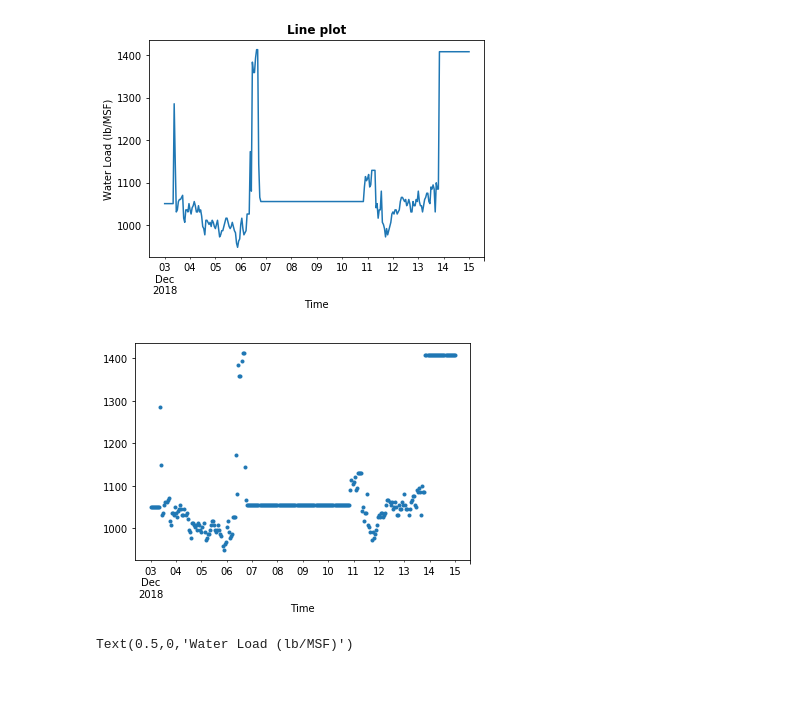
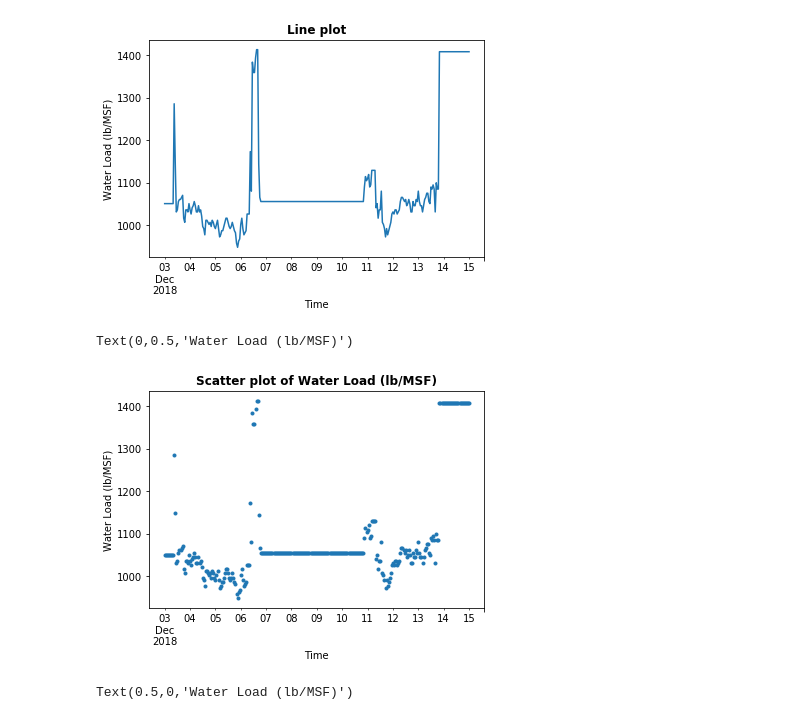
Before and after one commit to gillespilon/noob, a Jupyter notebook: graphs.ipynb, the cells around one changed output. Saved outputs shown, nothing was run; the diff lists cells and outputs as text; code cells hidden in the pictures; blank space fills up the shorter version.

Commit message:
Tidy scatter plot.

```diff
--- a/graphs.ipynb
+++ b/graphs.ipynb
@@ -76,11 +76,15 @@ Text(0,0.5,'Water Load (lb/MSF)')
 [figure]
 # %%
 # Create a scatter plot.
-ax = df.plot.line(y='Water Load (lb/MSF)',
-                  legend=False,
-                  style='.')
+ax3 = df.plot.line(y='Water Load (lb/MSF)',
+                   legend=False,
+                   style='.')
+ax3.set_title('Scatter plot of ' + 'Water Load (lb/MSF)',
+              fontweight='bold')
+ax3.set_ylabel('Water Load (lb/MSF)')
 # %% [output]
+Text(0,0.5,'Water Load (lb/MSF)')
-[figure, old version]
+[figure, new version]
 # %%
 # Create a histogram.
 ax4 = df.plot.hist(y='Water Load (lb/MSF)',
```
